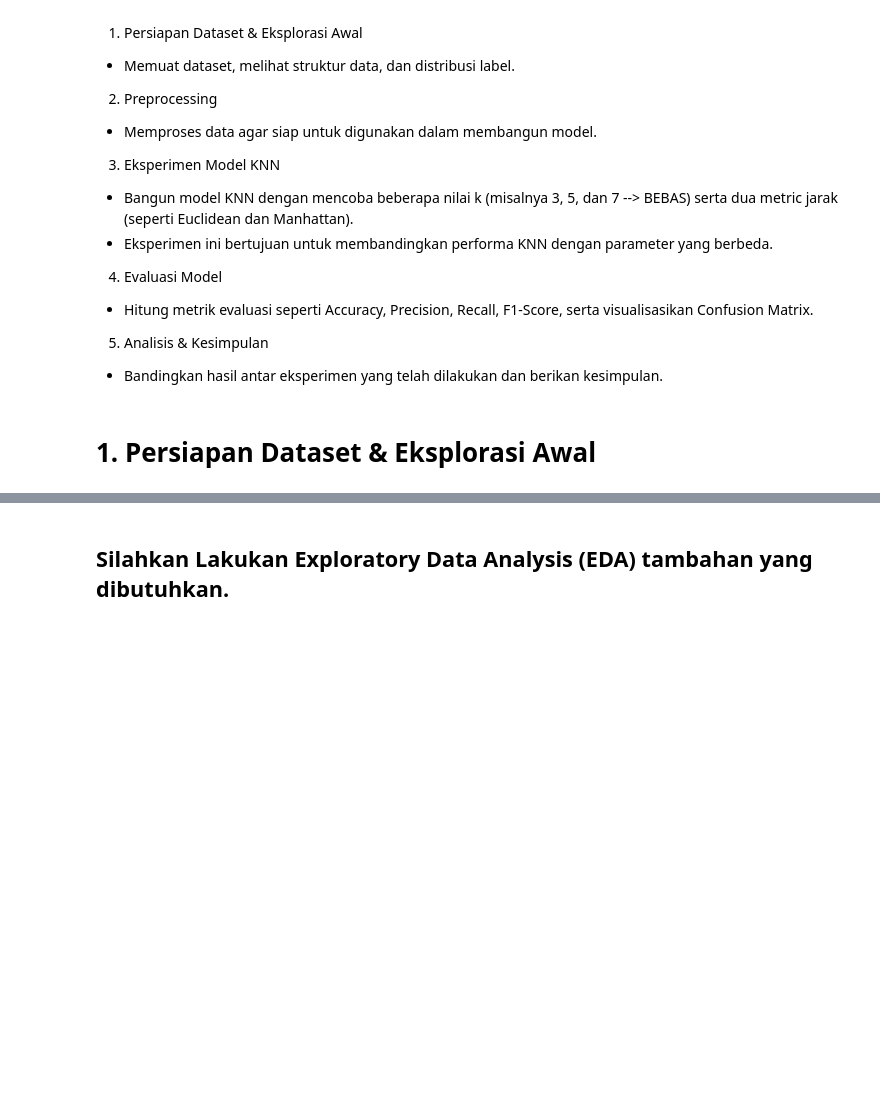
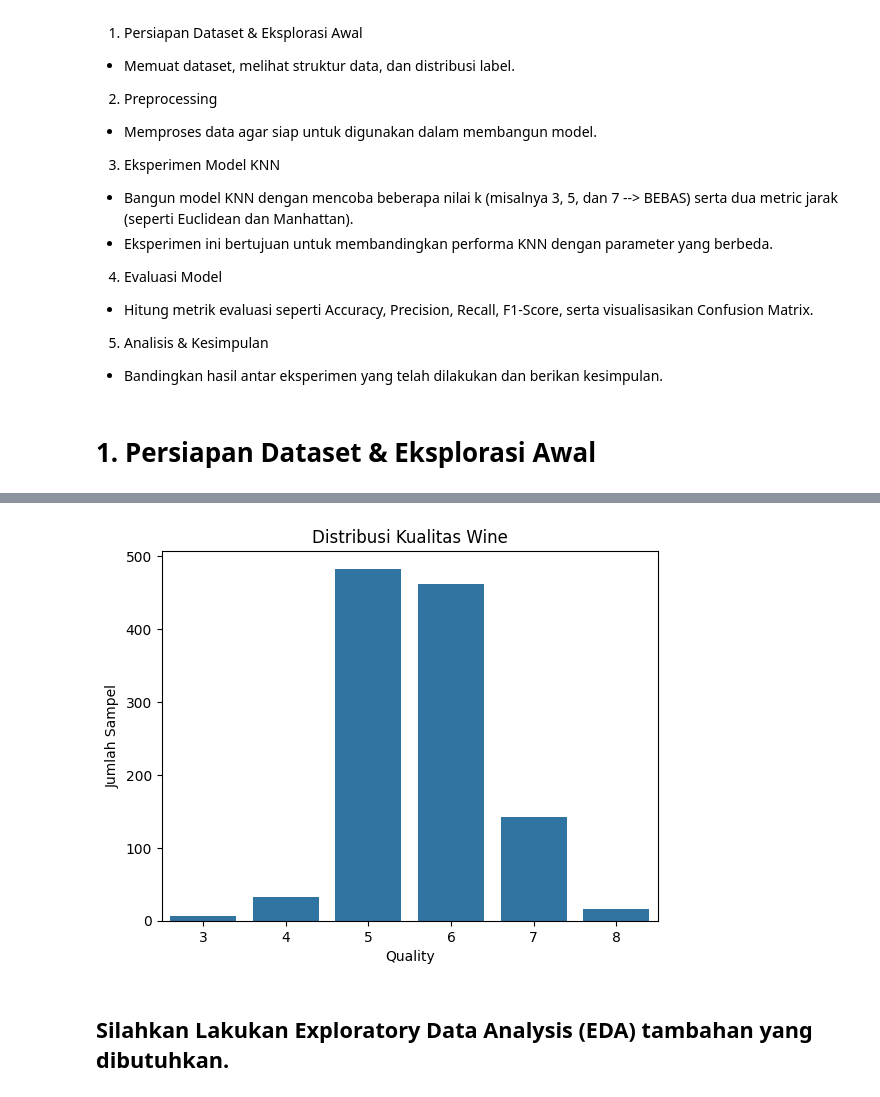
Before and after one commit to SulaimanFaiz/machinelearning-rka25, a Jupyter notebook: tugas1/1_KNN_5054251048.ipynb, the cells around one changed output, grey strips where cells are left out. Drawn from its saved outputs; the diff is of its cells as text; code cells hidden in the pictures; blank space fills up the shorter version.

```diff
--- a/tugas1/1_KNN_5054251048.ipynb
+++ b/tugas1/1_KNN_5054251048.ipynb
@@ -50,5 +95,12 @@ data.describe()
 # %%
 # Tampilkan distribusi label (quality) dalam bentuk visualisasi, misalnya menggunakan histogram atau bar plot.
+sns.countplot(x='quality', data=data)
+plt.title('Distribusi Kualitas Wine')
+plt.xlabel('Quality')
+plt.ylabel('Jumlah Sampel')
+plt.show()
+# %% [output]
+[figure, added]
 # %% [markdown]
 ## Silahkan Lakukan Exploratory Data Analysis (EDA) tambahan yang dibutuhkan.
 # %% [markdown]
```
Also changed, not shown: parts of 15 cells of this notebook.
